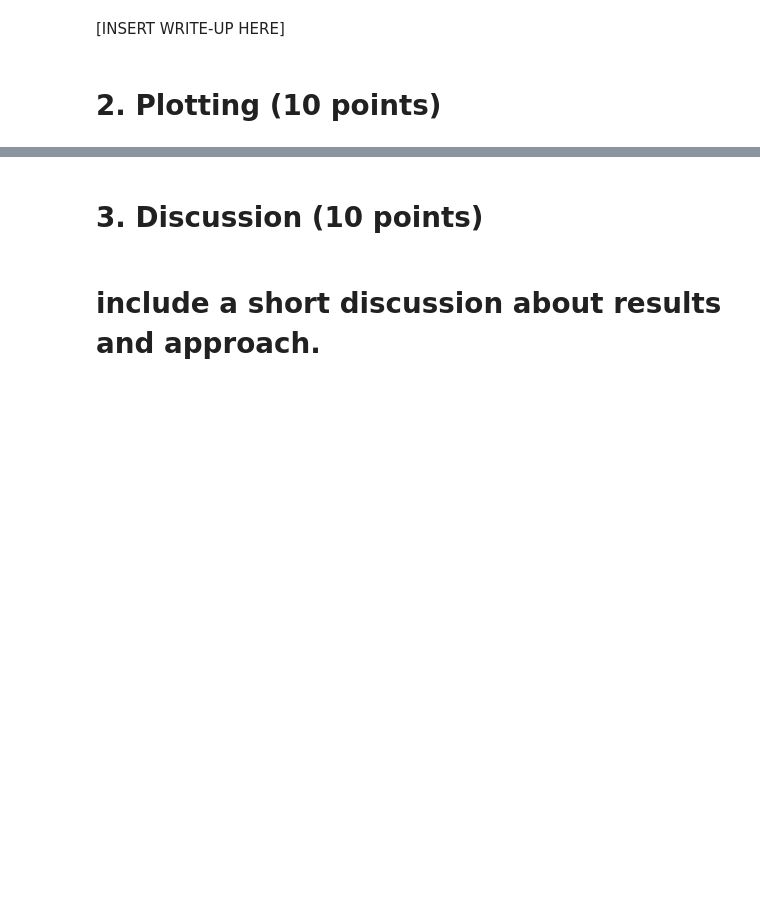
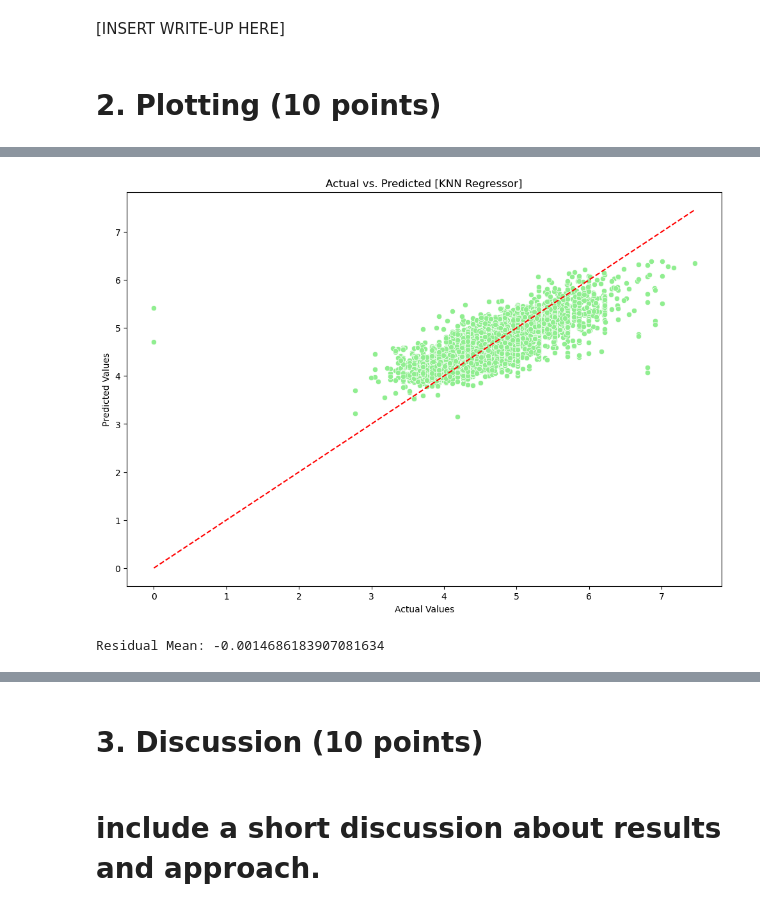
Before and after one commit to Willnguyen02/CS235F_HW2, a Jupyter notebook: CS235_HW2_Nguyen_William.ipynb, the cells around one changed output, grey strips where cells are left out. Saved outputs shown, nothing was run; the diff lists cells and outputs as text; code cells hidden in the pictures; blank space fills up the shorter version.

```diff
--- a/CS235_HW2_Nguyen_William.ipynb
+++ b/CS235_HW2_Nguyen_William.ipynb
@@ -1090,0 +1085,16 @@ plt.show()
+# %%
+# Predicted vs. Actual Labels [KNN Regressor]
+
+plt.figure(figsize=(12,8))
+
+sns.scatterplot(x=y_test, y=pred_model_2, color="lightgreen")
+plt.plot([y_test.min(), y_test.max()], [y_test.min(), y_test.max()], 'r--')
+plt.xlabel("Actual Values")
+plt.ylabel("Predicted Values")
+plt.title("Actual vs. Predicted [KNN Regressor]")
+plt.show()
+
+print(f"Residual Mean: {(y_test - pred_model_1).mean()}")
+# %% [output]
+[figure, added]
+Residual Mean: -0.0014686183907081634
```
Also changed, not shown: parts of 15 cells of this notebook.
